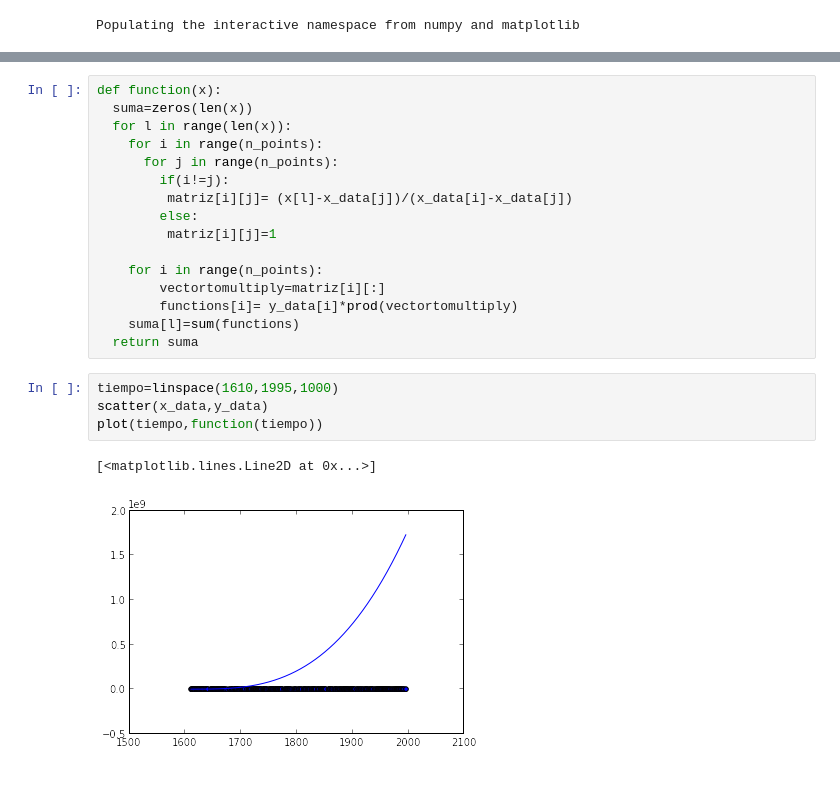
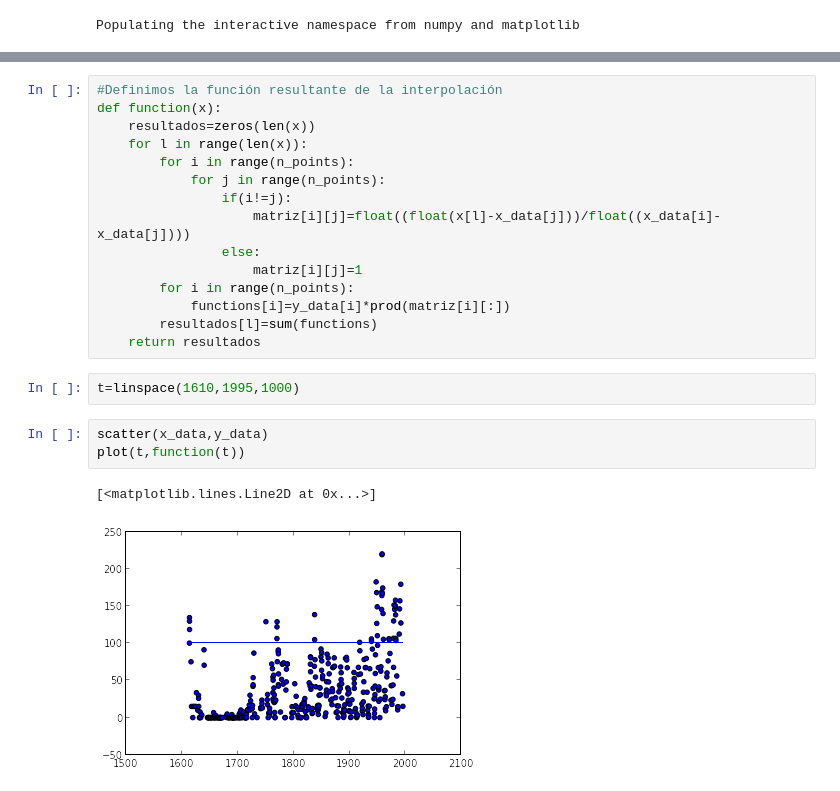
Before and after one commit to jscalderon3227/Tarea-5, a Jupyter notebook: Untitled0.ipynb, the cells around one changed output, grey strips where cells are left out. Saved outputs shown, nothing was run; the diff lists cells and outputs as text.

```diff
--- a/Untitled0.ipynb
+++ b/Untitled0.ipynb
@@ -24,23 +31,23 @@ functions=zeros(n_points)
 # %%
+#Definimos la función resultante de la interpolación
 def function(x):
-  suma=zeros(len(x))
-  for l in range(len(x)):
-    for i in range(n_points):
-      for j in range(n_points):
-        if(i!=j):
-         matriz[i][j]= (x[l]-x_data[j])/(x_data[i]-x_data[j])
-        else:
-         matriz[i][j]=1
-
-    for i in range(n_points):
-        vectortomultiply=matriz[i][:]
-        functions[i]= y_data[i]*prod(vectortomultiply)
-    suma[l]=sum(functions)
-  return suma
+    resultados=zeros(len(x))
+    for l in range(len(x)):
+        for i in range(n_points):
+            for j in range(n_points):
+                if(i!=j):
+                    matriz[i][j]=float((float(x[l]-x_data[j]))/float((x_data[i]-x_data[j])))
+                else:
+                    matriz[i][j]=1
+        for i in range(n_points):
+            functions[i]=y_data[i]*prod(matriz[i][:])
+        resultados[l]=sum(functions)
+    return resultados
 # %%
-tiempo=linspace(1610,1995,1000)
-scatter(x_data,y_data)
-plot(tiempo,function(tiempo))
+t=linspace(1610,1995,1000)
-# %% [output]
-[<matplotlib.lines.Line2D at 0x...>]
-[figure, removed]
+# %%
+scatter(x_data,y_data)
+plot(t,function(t))
+# %% [output]
+[<matplotlib.lines.Line2D at 0x...>]
+[figure, added]
```
Also changed, not shown: parts of 3 cells of this notebook.
